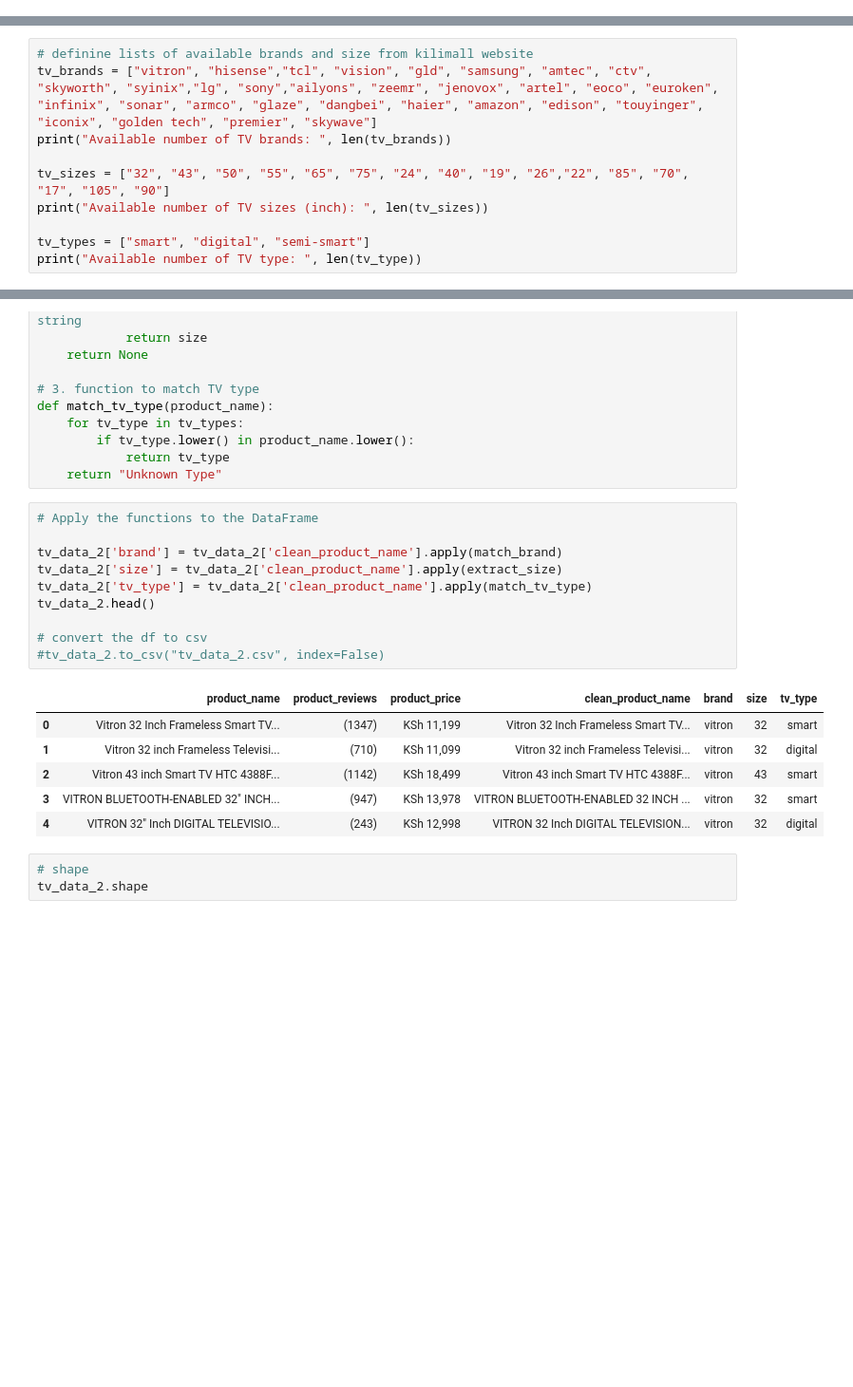
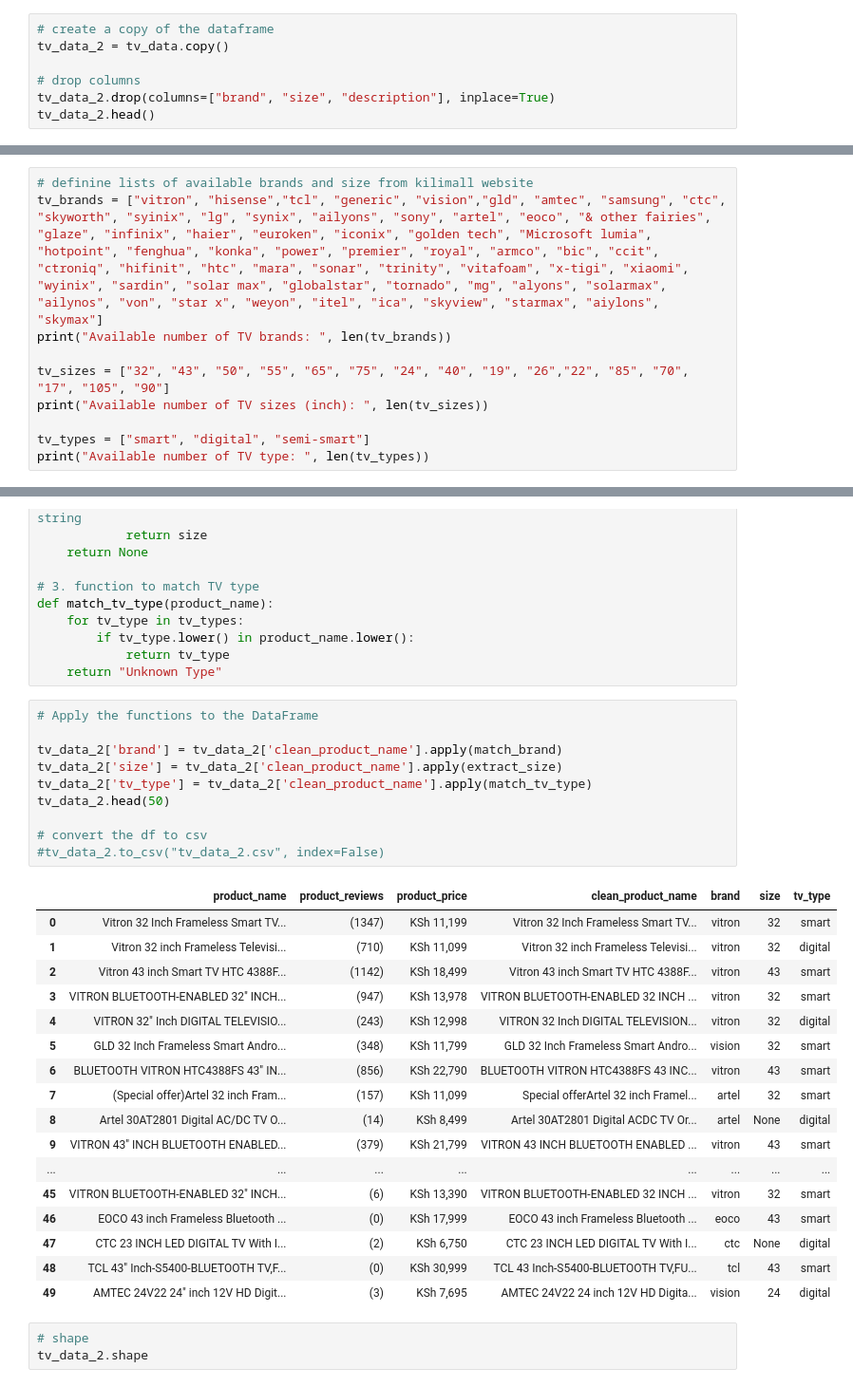
Before and after one commit to HannahMwende/E-commerce-products-analysis, a Jupyter notebook: tv_cleaning.ipynb, the cells around one changed output, grey strips where cells are left out. Shown at 95% size. Drawn from its saved outputs; the diff is of its cells as text; blank space fills up the shorter version.

Commit message:
Data cleaning update

```diff
--- a/tv_cleaning.ipynb
+++ b/tv_cleaning.ipynb
@@ -124,3 +125,10 @@ print("Frequency of available brands:\n", unique_brands_counts)
 Name: count, Length: 194, dtype: int64
 # %% [markdown]
 ### Method 2: Extracting Brand & Size
+# %%
+# create a copy of the dataframe
+tv_data_2 = tv_data.copy()
+
+# drop columns
+tv_data_2.drop(columns=["brand", "size", "description"], inplace=True)
+tv_data_2.head()
@@ -127,11 +142,11 @@ Name: count, Length: 194, dtype: int64
 # %%
 # definine lists of available brands and size from kilimall website
-tv_brands = ["vitron", "hisense","tcl", "vision", "gld", "samsung", "amtec", "ctv", "skyworth", "syinix","lg", "sony","ailyons", "zeemr", "jenovox", "artel", "eoco", "euroken", "infinix", "sonar", "armco", "glaze", "dangbei", "haier", "amazon", "edison", "touyinger", "iconix", "golden tech", "premier", "skywave"]
+tv_brands = ["vitron", "hisense","tcl", "generic", "vision","gld", "amtec", "samsung", "ctc", "skyworth", "syinix", "lg", "synix", "ailyons", "sony", "artel", "eoco", "& other fairies", "glaze", "infinix", "haier", "euroken", "iconix", "golden tech", "Microsoft lumia", "hotpoint", "fenghua", "konka", "power", "premier", "royal", "armco", "bic", "ccit", "ctroniq", "hifinit", "htc", "mara", "sonar", "trinity", "vitafoam", "x-tigi", "xiaomi", "wyinix", "sardin", "solar max", "globalstar", "tornado", "mg", "alyons", "solarmax", "ailynos", "von", "star x", "weyon", "itel", "ica", "skyview", "starmax", "aiylons", "skymax"]
 print("Available number of TV brands: ", len(tv_brands))
 
 tv_sizes = ["32", "43", "50", "55", "65", "75", "24", "40", "19", "26","22", "85", "70", "17", "105", "90"]
 print("Available number of TV sizes (inch): ", len(tv_sizes))
 
 tv_types = ["smart", "digital", "semi-smart"]
-print("Available number of TV type: ", len(tv_type))
+print("Available number of TV type: ", len(tv_types))
 # %% [output]
@@ -167,20 +182,31 @@ def match_tv_type(product_name):
 # %%
 # Apply the functions to the DataFrame
 
 tv_data_2['brand'] = tv_data_2['clean_product_name'].apply(match_brand)
 tv_data_2['size'] = tv_data_2['clean_product_name'].apply(extract_size)
 tv_data_2['tv_type'] = tv_data_2['clean_product_name'].apply(match_tv_type)
-tv_data_2.head()
+tv_data_2.head(50)
 
 # convert the df to csv
 #tv_data_2.to_csv("tv_data_2.csv", index=False)
 # %% [output]
 |  | product_name | product_reviews | product_price | clean_product_name | brand | size | tv_type |
 | 0 | Vitron 32 Inch Frameless Smart TV... | (1347) | KSh 11,199 | Vitron 32 Inch Frameless Smart TV... | vitron | 32 | smart |
 | 1 | Vitron 32 inch Frameless Televisi... | (710) | KSh 11,099 | Vitron 32 inch Frameless Televisi... | vitron | 32 | digital |
 | 2 | Vitron 43 inch Smart TV HTC 4388F... | (1142) | KSh 18,499 | Vitron 43 inch Smart TV HTC 4388F... | vitron | 43 | smart |
 | 3 | VITRON BLUETOOTH-ENABLED 32" INCH... | (947) | KSh 13,978 | VITRON BLUETOOTH-ENABLED 32 INCH ... | vitron | 32 | smart |
 | 4 | VITRON 32" Inch DIGITAL TELEVISIO... | (243) | KSh 12,998 | VITRON 32 Inch DIGITAL TELEVISION... | vitron | 32 | digital |
+| 5 | GLD 32 Inch Frameless Smart Andro... | (348) | KSh 11,799 | GLD 32 Inch Frameless Smart Andro... | vision | 32 | smart |
+| 6 | BLUETOOTH VITRON HTC4388FS 43" IN... | (856) | KSh 22,790 | BLUETOOTH VITRON HTC4388FS 43 INC... | vitron | 43 | smart |
+| 7 | (Special offer)Artel 32 inch Fram... | (157) | KSh 11,099 | Special offerArtel 32 inch Framel... | artel | 32 | smart |
+| 8 | Artel 30AT2801 Digital AC/DC TV O... | (14) | KSh 8,499 | Artel 30AT2801 Digital ACDC TV Or... | artel | None | digital |
+| 9 | VITRON 43" INCH BLUETOOTH ENABLED... | (379) | KSh 21,799 | VITRON 43 INCH BLUETOOTH ENABLED ... | vitron | 43 | smart |
+| ... | ... | ... | ... | ... | ... | ... | ... |
+| 45 | VITRON BLUETOOTH-ENABLED 32" INCH... | (6) | KSh 13,390 | VITRON BLUETOOTH-ENABLED 32 INCH ... | vitron | 32 | smart |
+| 46 | EOCO 43 inch Frameless Bluetooth ... | (0) | KSh 17,999 | EOCO 43 inch Frameless Bluetooth ... | eoco | 43 | smart |
+| 47 | CTC 23 INCH LED DIGITAL TV With I... | (2) | KSh 6,750 | CTC 23 INCH LED DIGITAL TV With I... | ctc | None | digital |
+| 48 | TCL 43" Inch-S5400-BLUETOOTH TV,F... | (0) | KSh 30,999 | TCL 43 Inch-S5400-BLUETOOTH TV,FU... | tcl | 43 | smart |
+| 49 | AMTEC 24V22 24" inch 12V HD Digit... | (3) | KSh 7,695 | AMTEC 24V22 24 inch 12V HD Digita... | vision | 24 | digital |
 # %%
 # shape
 tv_data_2.shape
```
Also changed, not shown: parts of 15 cells of this notebook, 2 other files.
